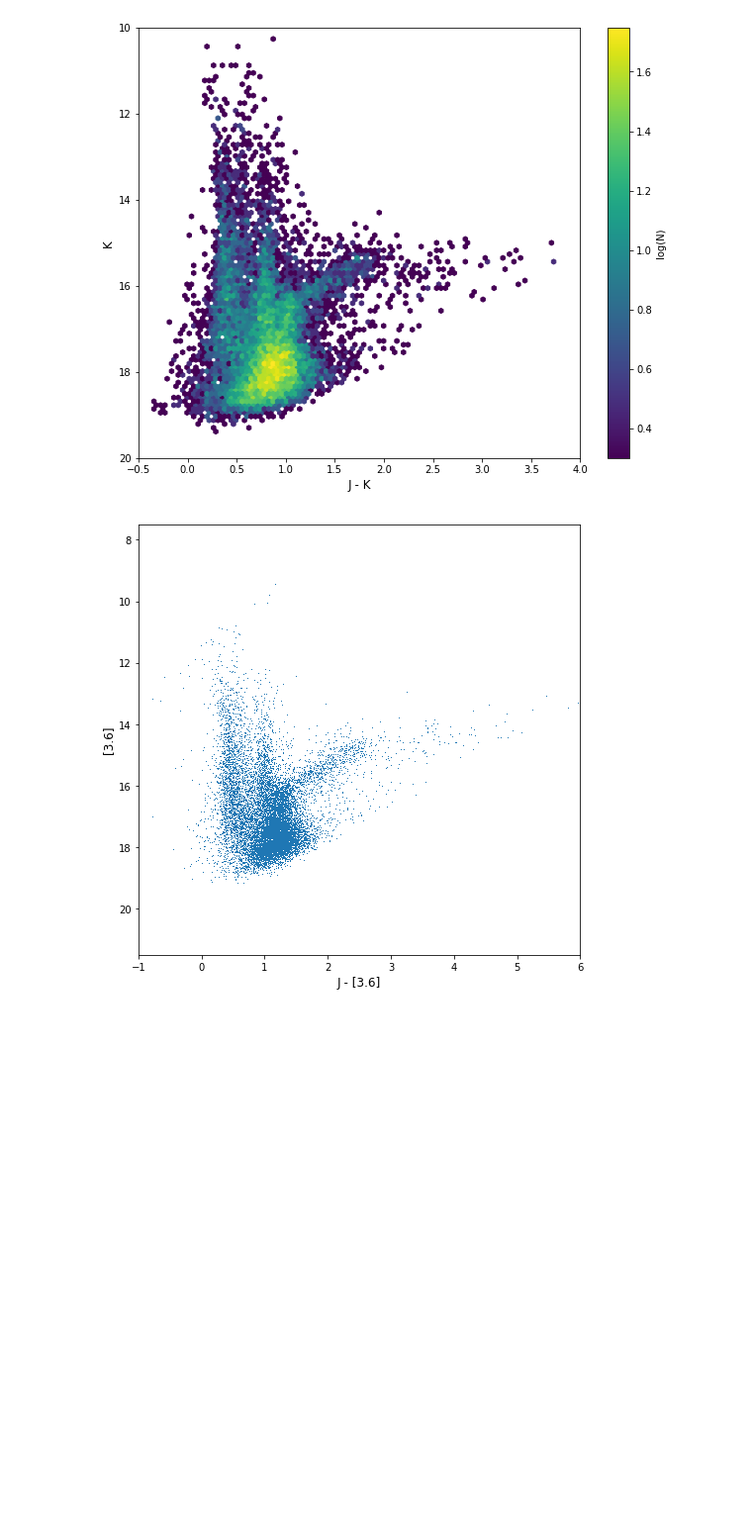
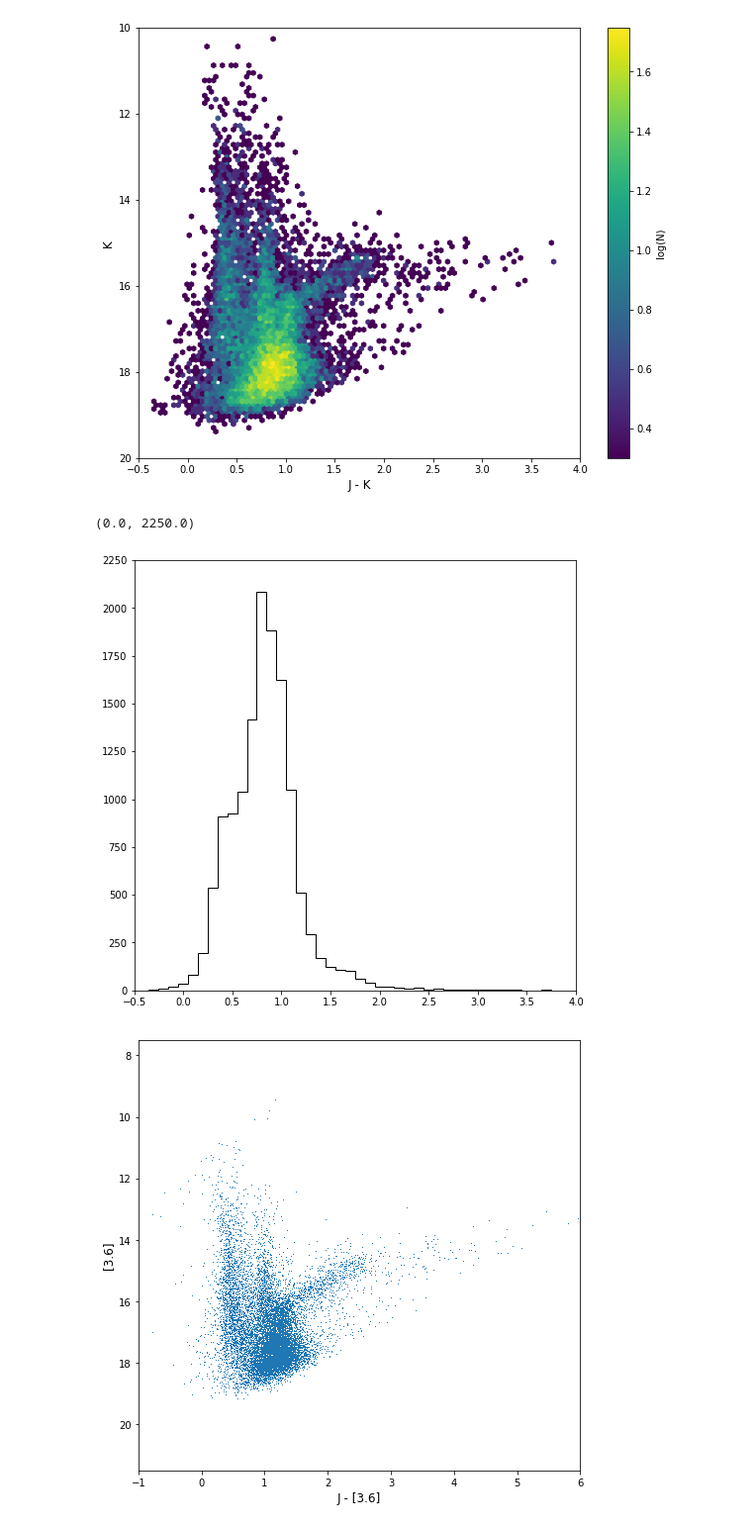
Before and after one commit to alechirschauer/NGC6822, a Jupyter notebook: CMD_19Sep2018.ipynb, the cells around one changed output. Shown at 99% size. Cells and saved outputs as stored; diff of their text form; code cells hidden in the pictures; blank space fills up the shorter version.

```diff
--- a/CMD_19Sep2018.ipynb
+++ b/CMD_19Sep2018.ipynb
@@ -28,3 +28,10 @@ phot_data = pd.read_csv('CMDKhanANDSibbonsHOME_ahirschauer.csv')
 # This is a table of values with 30,745 rows which contains the photometric data of
 # the Khan et al. (2015) catalog matched to sources from Sibbons et al. (2012)
 # with an "OR" command, then downloaded from MAST CasJobs.
+#
+# print phot_data
+#
+# Okay, I'm also uploading a specific .csv file for J-K
+jMINUSkDATA = pd.read_csv('jMINUSk.csv')
+#
+print jMINUSkDATA.jMINUSk
@@ -75,6 +104,26 @@ cb = plt.colorbar(im1, label='log(N)')
 # %% [output]
 [figure]
 [figure]
+# %%
+# histogram test
+#
+JK = np.array(jMINUSkDATA.jMINUSk)
+binwidth = 0.1
+bin_number = (max(JK)+binwidth)/binwidth
+#
+#print binwidth
+#print bin_number
+#print jMINUSkDATA.jMINUSk
+#
+fig = plt.figure(figsize = (8,8))
+plt.hist(JK, bins=np.arange(min(JK), max(JK) + binwidth, binwidth), histtype='step', color='black')
+plt.xlim(-0.5, 4.0)
+plt.ylim(0.0, 2250.0)
+#plt.show()
+#plt.close()
+# %% [output]
+(0.0, 2250.0)
+[figure, added]
 # %%
 # [3.6] vs J-[3.6]
 #
```
Also changed, not shown: parts of 3 cells of this notebook, 1 other file.
